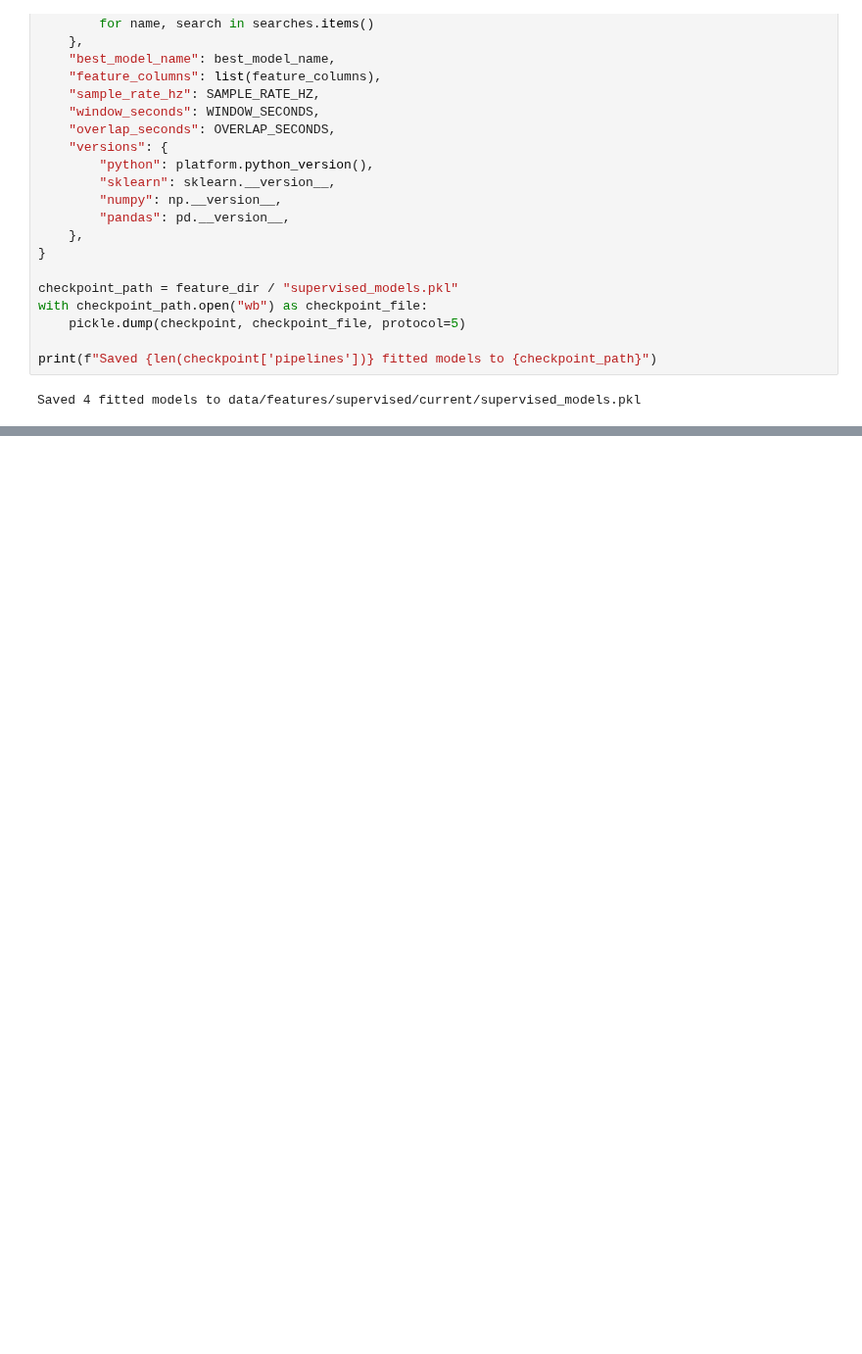
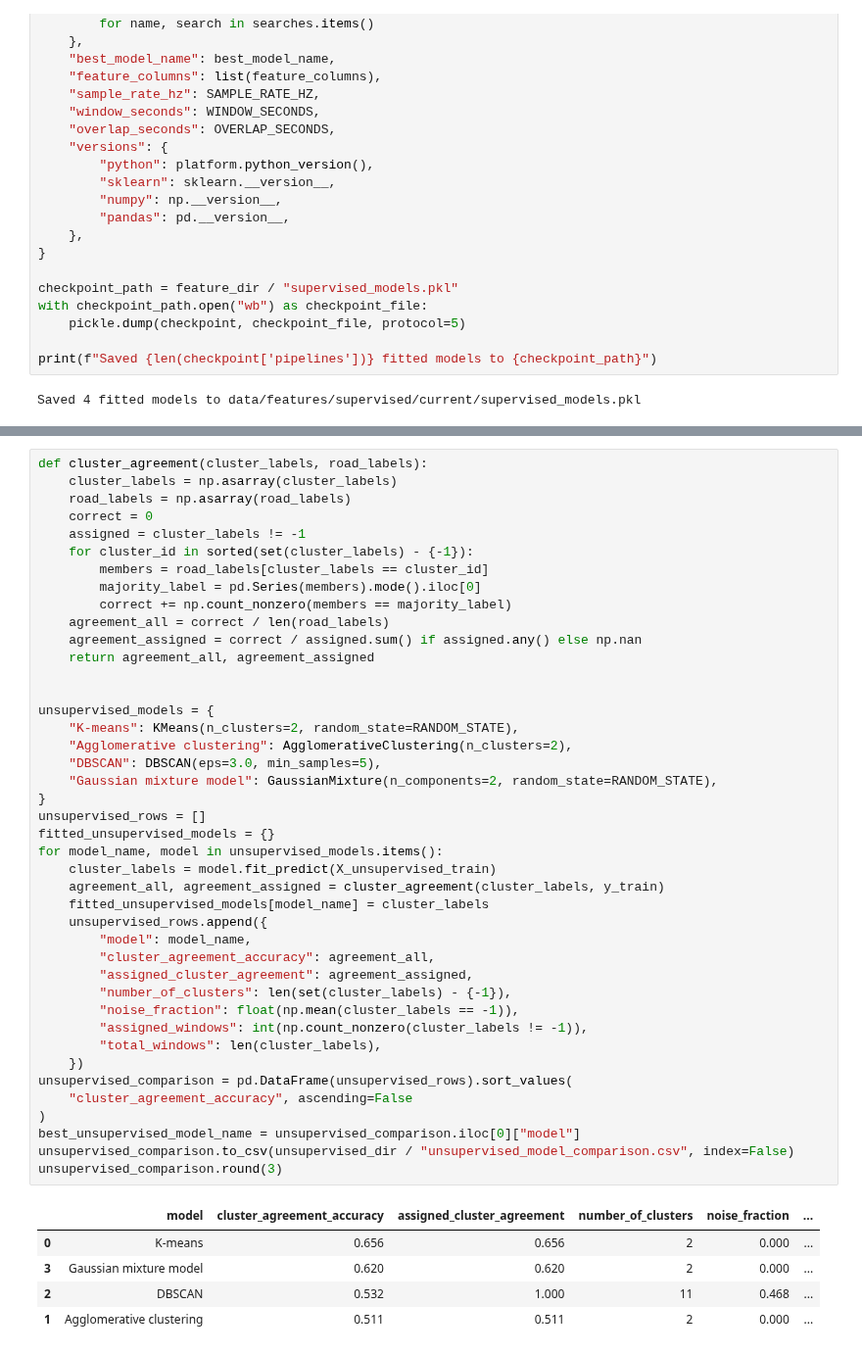
Before and after one commit to LarsHeijnennn/DataAnalysis-LearningMethods, a Jupyter notebook: project_pipeline.ipynb, the cells around one changed output, grey strips where cells are left out. Shown at 98% size. Drawn from its saved outputs; the diff is of its cells as text; blank space fills up the shorter version.

```diff
--- a/project_pipeline.ipynb
+++ b/project_pipeline.ipynb
@@ -1785,0 +1831,48 @@ Saved 4 fitted models to data/features/supervised/current/supervised_models.pkl
+# %%
+def cluster_agreement(cluster_labels, road_labels):
+    cluster_labels = np.asarray(cluster_labels)
+    road_labels = np.asarray(road_labels)
+    correct = 0
+    assigned = cluster_labels != -1
+    for cluster_id in sorted(set(cluster_labels) - {-1}):
+        members = road_labels[cluster_labels == cluster_id]
+        majority_label = pd.Series(members).mode().iloc[0]
+        correct += np.count_nonzero(members == majority_label)
+    agreement_all = correct / len(road_labels)
+    agreement_assigned = correct / assigned.sum() if assigned.any() else np.nan
+    return agreement_all, agreement_assigned
+
+
+unsupervised_models = {
+    "K-means": KMeans(n_clusters=2, random_state=RANDOM_STATE),
+    "Agglomerative clustering": AgglomerativeClustering(n_clusters=2),
+    "DBSCAN": DBSCAN(eps=3.0, min_samples=5),
+    "Gaussian mixture model": GaussianMixture(n_components=2, random_state=RANDOM_STATE),
+}
+unsupervised_rows = []
+fitted_unsupervised_models = {}
+for model_name, model in unsupervised_models.items():
+    cluster_labels = model.fit_predict(X_unsupervised_train)
+    agreement_all, agreement_assigned = cluster_agreement(cluster_labels, y_train)
+    fitted_unsupervised_models[model_name] = cluster_labels
+    unsupervised_rows.append({
+        "model": model_name,
+        "cluster_agreement_accuracy": agreement_all,
+        "assigned_cluster_agreement": agreement_assigned,
+        "number_of_clusters": len(set(cluster_labels) - {-1}),
+        "noise_fraction": float(np.mean(cluster_labels == -1)),
+        "assigned_windows": int(np.count_nonzero(cluster_labels != -1)),
+        "total_windows": len(cluster_labels),
+    })
+unsupervised_comparison = pd.DataFrame(unsupervised_rows).sort_values(
+    "cluster_agreement_accuracy", ascending=False
+)
+best_unsupervised_model_name = unsupervised_comparison.iloc[0]["model"]
+unsupervised_comparison.to_csv(unsupervised_dir / "unsupervised_model_comparison.csv", index=False)
+unsupervised_comparison.round(3)
+# %% [output]
+|  | model | cluster_agreement_accuracy | assigned_cluster_agreement | number_of_clusters | noise_fraction | ... |
+| 0 | K-means | 0.656 | 0.656 | 2 | 0.000 | ... |
+| 3 | Gaussian mixture model | 0.620 | 0.620 | 2 | 0.000 | ... |
+| 2 | DBSCAN | 0.532 | 1.000 | 11 | 0.468 | ... |
+| 1 | Agglomerative clustering | 0.511 | 0.511 | 2 | 0.000 | ... |
```
Also changed, not shown: parts of 24 cells of this notebook, 17 other files.
